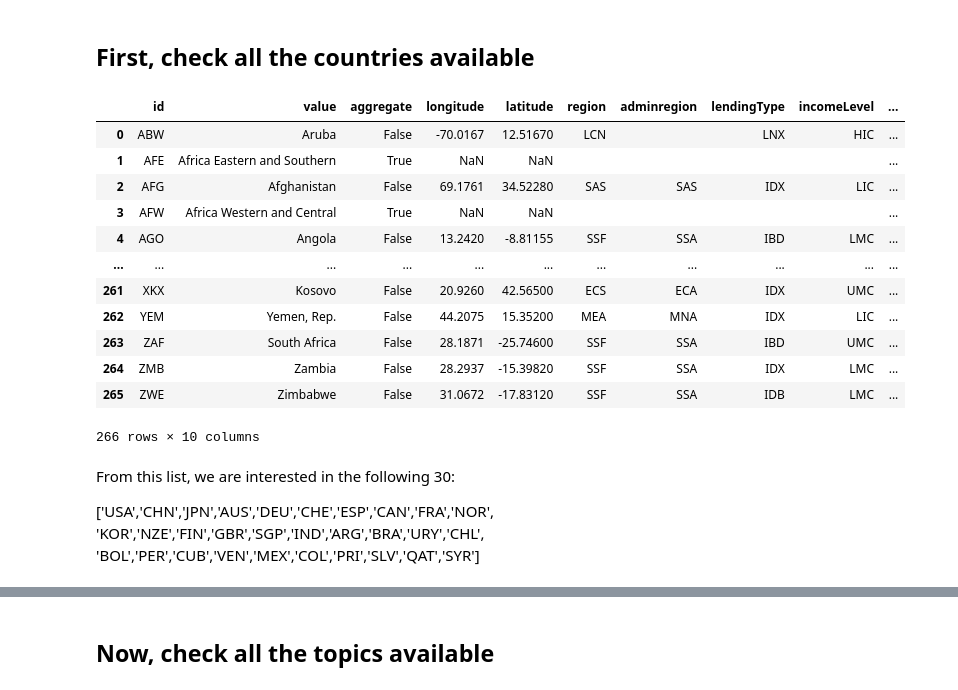
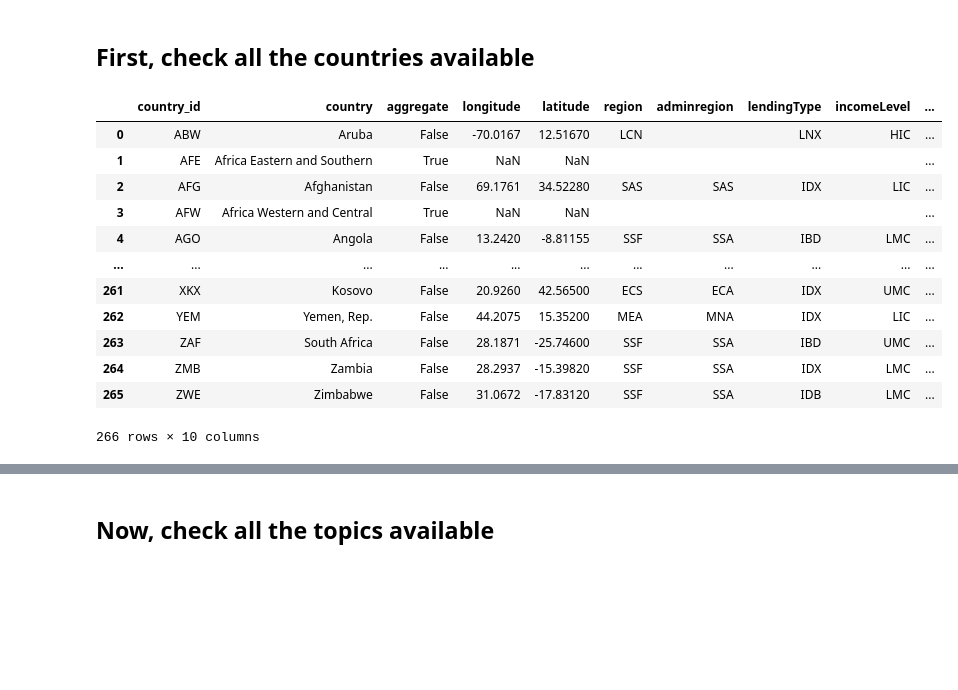
Before and after one commit to juanesfco/PF_DS_PT03_G2_EsperanzaVida, a Jupyter notebook: Data/ETL.ipynb, the cells around one changed output, grey strips where cells are left out. Cells and saved outputs as stored; diff of their text form; code cells hidden in the pictures; blank space fills up the shorter version.

```diff
--- a/Data/ETL.ipynb
+++ b/Data/ETL.ipynb
@@ -7,9 +7,11 @@ import pandas as pd
 ## First, check all the countries available
 # %%
 df_countries = pd.DataFrame(wb.economy.info().items)
+df_countries.rename(columns={'id':'country_id','value':'country'},inplace=True)
+df_countries.to_csv('countries.csv',index=False)
 df_countries
 # %% [output]
-|  | id | value | aggregate | longitude | latitude | region | adminregion | lendingType | incomeLevel | ... |
+|  | country_id | country | aggregate | longitude | latitude | region | adminregion | lendingType | incomeLevel | ... |
 | 0 | ABW | Aruba | False | -70.0167 | 12.51670 | LCN |  | LNX | HIC | ... |
 | 1 | AFE | Africa Eastern and Southern | True | NaN | NaN |  |  |  |  | ... |
 | 2 | AFG | Afghanistan | False | 69.1761 | 34.52280 | SAS | SAS | IDX | LIC | ... |
@@ -22,9 +24,3 @@ df_countries
 | 264 | ZMB | Zambia | False | 28.2937 | -15.39820 | SSF | SSA | IDX | LMC | ... |
 | 265 | ZWE | Zimbabwe | False | 31.0672 | -17.83120 | SSF | SSA | IDB | LMC | ... |
 266 rows × 10 columns
-# %% [markdown]
-From this list, we are interested in the following 30:
-
-['USA','CHN','JPN','AUS','DEU','CHE','ESP','CAN','FRA','NOR',
-'KOR','NZE','FIN','GBR','SGP','IND','ARG','BRA','URY','CHL',
-'BOL','PER','CUB','VEN','MEX','COL','PRI','SLV','QAT','SYR']
```
Also changed, not shown: parts of 46 cells of this notebook, 4 other files.
